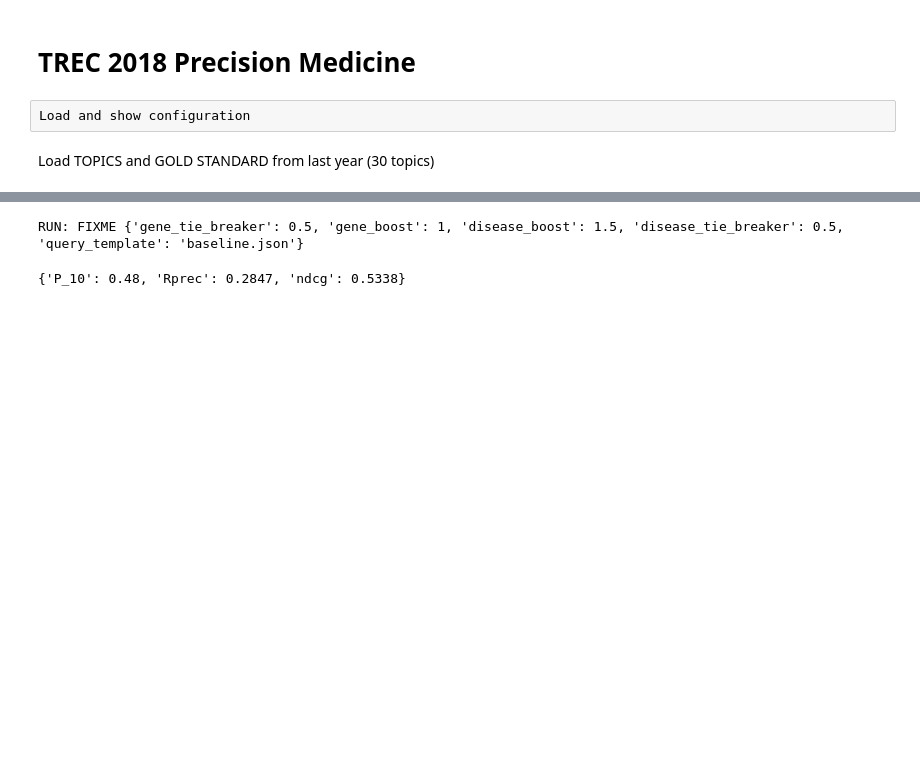
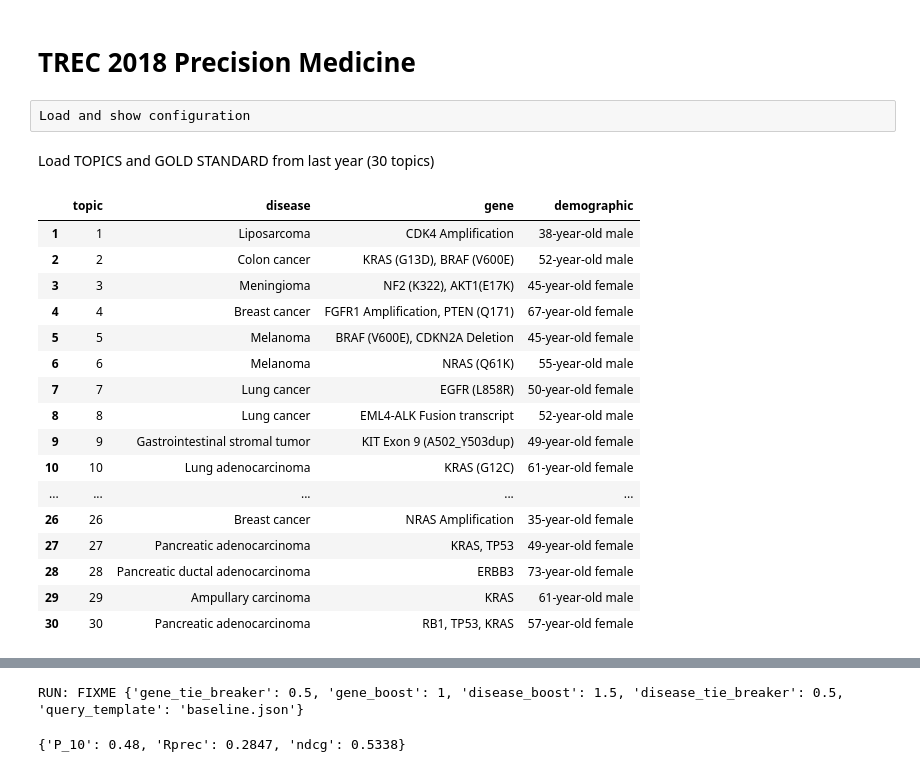
Before and after one commit to plopezgarcia/trec-2018-precision-medicine, a Jupyter notebook: python/notebook.ipynb, the cells around one changed output, grey strips where cells are left out. Drawn from its saved outputs; the diff is of its cells as text; code cells hidden in the pictures; blank space fills up the shorter version.

```diff
--- a/python/notebook.ipynb
+++ b/python/notebook.ipynb
@@ -20,2 +18,22 @@ topics_df = eval.get_topics('./topics/topics2017.xml')
+# %%
+topics_df
+# %% [output]
+|  | topic | disease | gene | demographic |
+| 1 | 1 | Liposarcoma | CDK4 Amplification | 38-year-old male |
+| 2 | 2 | Colon cancer | KRAS (G13D), BRAF (V600E) | 52-year-old male |
+| 3 | 3 | Meningioma | NF2 (K322), AKT1(E17K) | 45-year-old female |
+| 4 | 4 | Breast cancer | FGFR1 Amplification, PTEN (Q171) | 67-year-old female |
+| 5 | 5 | Melanoma | BRAF (V600E), CDKN2A Deletion | 45-year-old female |
+| 6 | 6 | Melanoma | NRAS (Q61K) | 55-year-old male |
+| 7 | 7 | Lung cancer | EGFR (L858R) | 50-year-old female |
+| 8 | 8 | Lung cancer | EML4-ALK Fusion transcript | 52-year-old male |
+| 9 | 9 | Gastrointestinal stromal tumor | KIT Exon 9 (A502_Y503dup) | 49-year-old female |
+| 10 | 10 | Lung adenocarcinoma | KRAS (G12C) | 61-year-old female |
+| ... | ... | ... | ... | ... |
+| 26 | 26 | Breast cancer | NRAS Amplification | 35-year-old female |
+| 27 | 27 | Pancreatic adenocarcinoma | KRAS, TP53 | 49-year-old female |
+| 28 | 28 | Pancreatic ductal adenocarcinoma | ERBB3 | 73-year-old female |
+| 29 | 29 | Ampullary carcinoma | KRAS | 61-year-old male |
+| 30 | 30 | Pancreatic adenocarcinoma | RB1, TP53, KRAS | 57-year-old female |
 # %%
 qrels = eval.get_qrels('./gold-standard/sorted.abstracts.2017.qrels')
```
Also changed, not shown: parts of 6 cells of this notebook, 2 other files.
